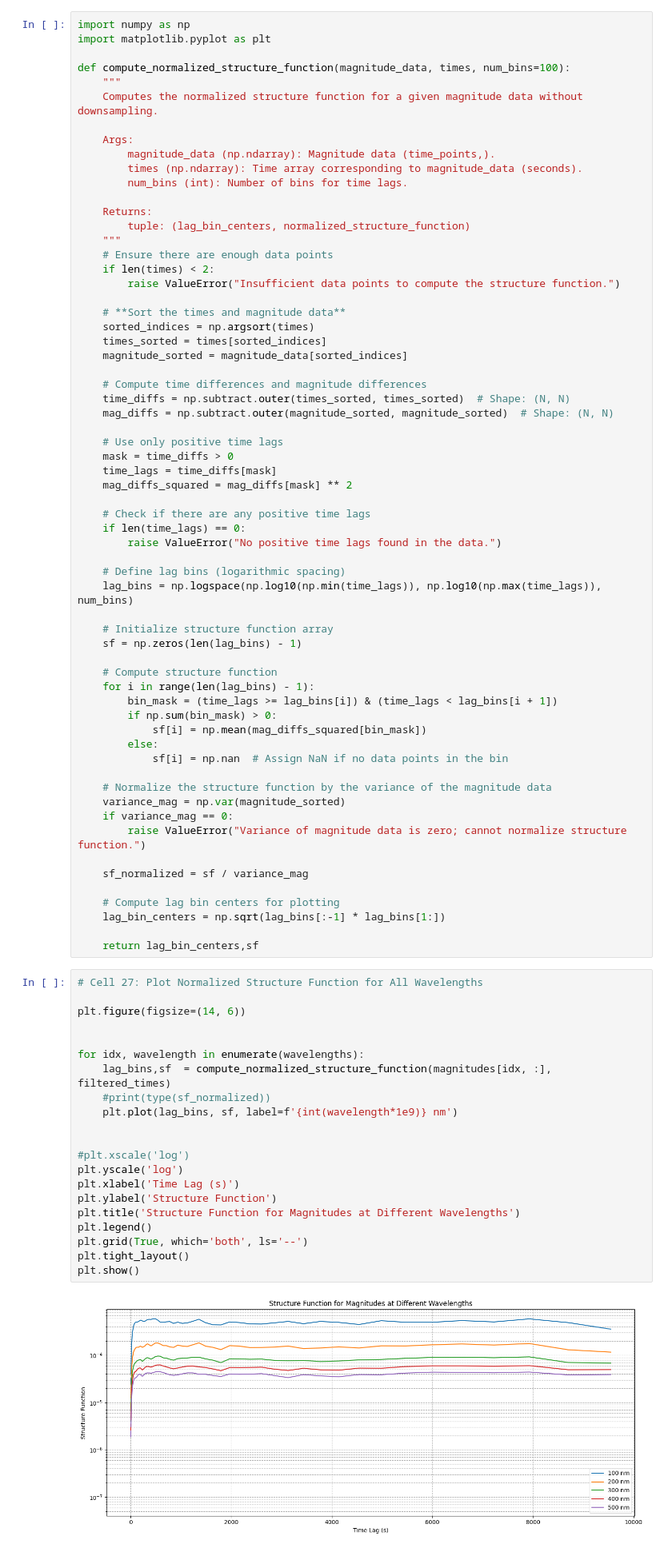
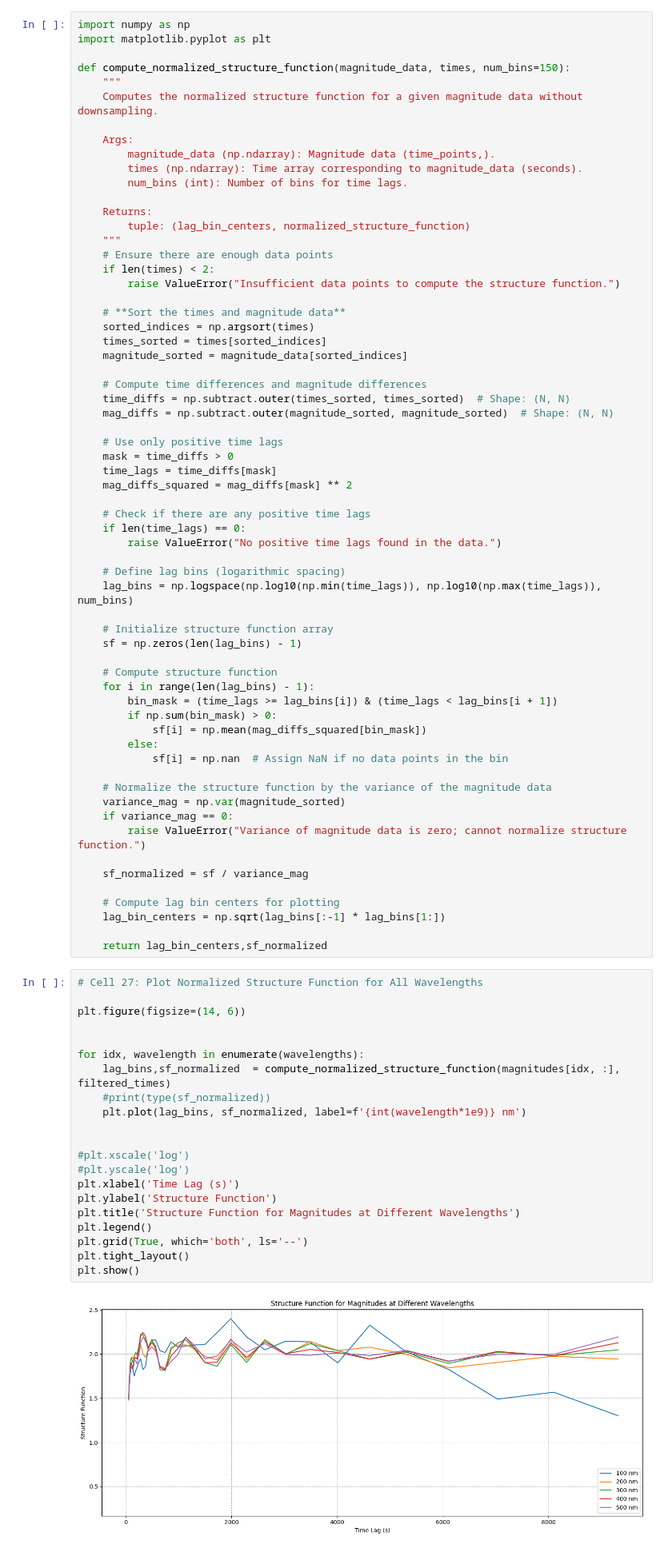
Before and after one commit to 221Shaurya/AGN_variability, a Jupyter notebook: color_evolution.ipynb, the cells around one changed output. Shown at 80% size. Drawn from its saved outputs; the diff is of its cells as text.

```diff
--- a/color_evolution.ipynb
+++ b/color_evolution.ipynb
@@ -331,7 +331,7 @@ plt.show()
 import numpy as np
 import matplotlib.pyplot as plt
 
-def compute_normalized_structure_function(magnitude_data, times, num_bins=100):
+def compute_normalized_structure_function(magnitude_data, times, num_bins=150):
     """
     Computes the normalized structure function for a given magnitude data without downsampling.
 
@@ -389,30 +389,30 @@ def compute_normalized_structure_function(magnitude_data, times, num_bins=100):
     # Compute lag bin centers for plotting
     lag_bin_centers = np.sqrt(lag_bins[:-1] * lag_bins[1:])
 
-    return lag_bin_centers,sf
+    return lag_bin_centers,sf_normalized
 # %%
 # Cell 27: Plot Normalized Structure Function for All Wavelengths
 
 plt.figure(figsize=(14, 6))
 
 
 for idx, wavelength in enumerate(wavelengths):
-    lag_bins,sf  = compute_normalized_structure_function(magnitudes[idx, :], filtered_times)
+    lag_bins,sf_normalized  = compute_normalized_structure_function(magnitudes[idx, :], filtered_times)
     #print(type(sf_normalized))
-    plt.plot(lag_bins, sf, label=f'{int(wavelength*1e9)} nm')
+    plt.plot(lag_bins, sf_normalized, label=f'{int(wavelength*1e9)} nm')
 
 
 #plt.xscale('log')
-plt.yscale('log')
+#plt.yscale('log')
 plt.xlabel('Time Lag (s)')
 plt.ylabel('Structure Function')
 plt.title('Structure Function for Magnitudes at Different Wavelengths')
 plt.legend()
 plt.grid(True, which='both', ls='--')
 plt.tight_layout()
 plt.show()
 # %% [output]
-[figure, old version]
+[figure, new version]
 # %%
 # Cell 27: Plot Normalized Structure Function for All Wavelengths
 
```
Also changed, not shown: parts of 6 cells of this notebook.
